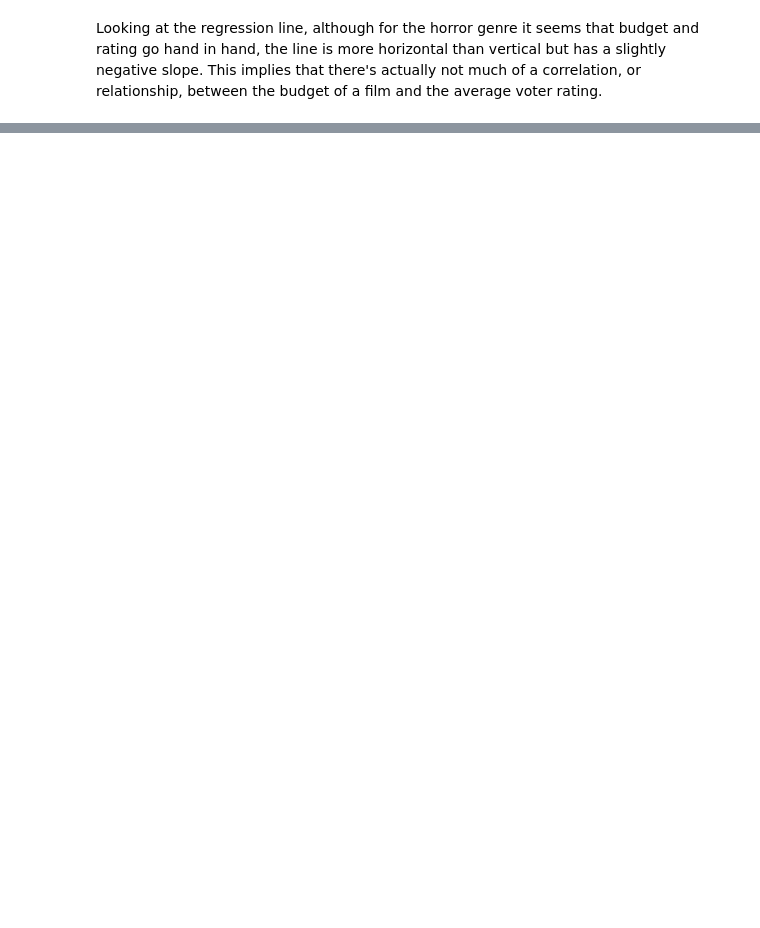
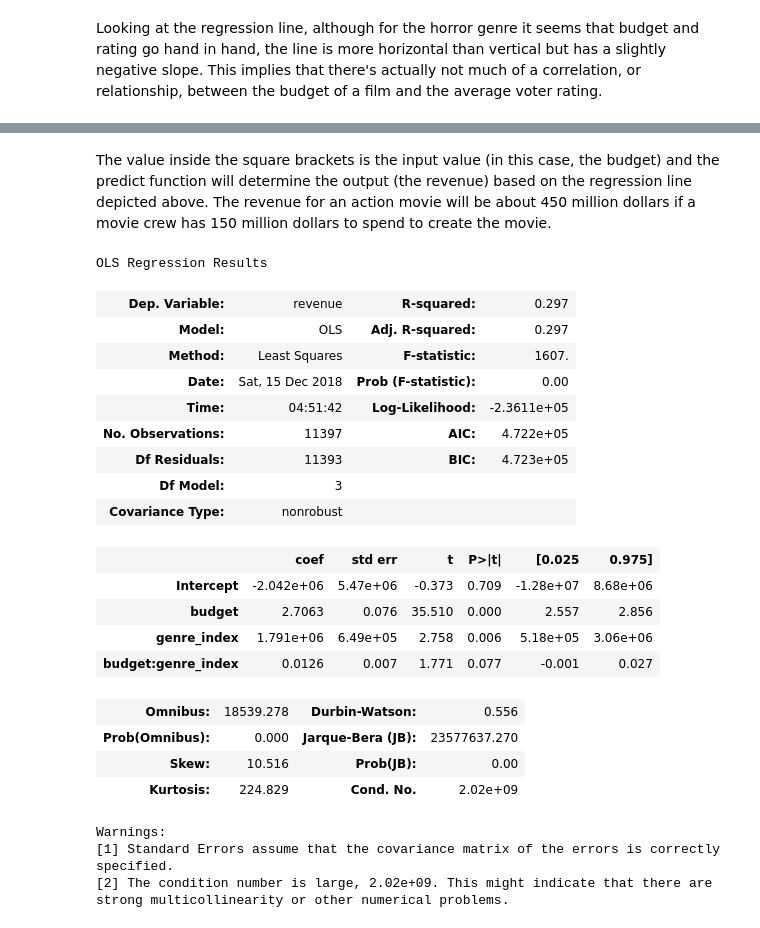
Before and after one commit to atulbharati/kevinh415.github.io, a Jupyter notebook: Movie.ipynb, the cells around one changed output, grey strips where cells are left out. Drawn from its saved outputs; the diff is of its cells as text; code cells hidden in the pictures; blank space fills up the shorter version.

```diff
--- a/Movie.ipynb
+++ b/Movie.ipynb
@@ -485,0 +512,77 @@ print(reg_model.predict([[150000000]]))
+# %% [markdown]
+The value inside the square brackets is the input value (in this case, the budget) and the predict function will determine the output (the revenue) based on the regression line depicted above. The revenue for an action movie will be about 450 million dollars if a movie crew has 150 million dollars to spend to create the movie.
+# %%
+arr = []
+# assigns an index to each genre
+for index, row in movies.iterrows():
+    if 'Action' in row['genre']:
+        arr.append(0)
+    elif 'Documentary' in row['genre']:
+        arr.append(1)
+    elif 'Horror' in row['genre']:
+        arr.append(2)
+    elif 'Music' in row['genre']:
+        arr.append(3)
+    elif 'Romance' in row['genre']:
+        arr.append(4)
+    elif 'Drama' in row['genre']:
+        arr.append(5)
+    elif 'Crime' in row['genre']:
+        arr.append(6)
+    elif 'Comedy' in row['genre']:
+        arr.append(7)
+    elif 'Mystery' in row['genre']:
+        arr.append(8)
+    elif 'Thriller' in row['genre']:
+        arr.append(9)
+    elif 'Western' in row['genre']:
+        arr.append(10)
+    elif 'History' in row['genre']:
+        arr.append(11)
+    elif 'War' in row['genre']:
+        arr.append(12)
+    elif 'Science' in row['genre']:
+        arr.append(13)
+    elif 'Action' in row['genre']:
+        arr.append(14)
+    elif 'Family' in row['genre']:
+        arr.append(15)
+    elif 'Fantasy' in row['genre']:
+        arr.append(16)
+    elif 'Adventure' in row['genre']:
+        arr.append(17)
+    elif 'Animation' in row['genre']:
+        arr.append(18)
+    elif 'Foreign' in row['genre']:
+        arr.append(19)
+    elif 'TV' in row['genre']:
+        arr.append(20)
+
+# displays linear regression model data
+movies['genre_index'] = pd.Series(data=arr, index=movies.index)
+reg_model = ols(formula="revenue ~ budget*genre_index", data=movies).fit()
+reg_model.summary()
+# %% [output]
+OLS Regression Results
+| Dep. Variable: | revenue | R-squared: | 0.297 |
+| Model: | OLS | Adj. R-squared: | 0.297 |
+| Method: | Least Squares | F-statistic: | 1607. |
+| Date: | Sat, 15 Dec 2018 | Prob (F-statistic): | 0.00 |
+| Time: | 04:51:42 | Log-Likelihood: | -2.3611e+05 |
+| No. Observations: | 11397 | AIC: | 4.722e+05 |
+| Df Residuals: | 11393 | BIC: | 4.723e+05 |
+| Df Model: | 3 |  |  |
+| Covariance Type: | nonrobust |  |  |
+|  | coef | std err | t | P>|t| | [0.025 | 0.975] |
+| Intercept | -2.042e+06 | 5.47e+06 | -0.373 | 0.709 | -1.28e+07 | 8.68e+06 |
+| budget | 2.7063 | 0.076 | 35.510 | 0.000 | 2.557 | 2.856 |
+| genre_index | 1.791e+06 | 6.49e+05 | 2.758 | 0.006 | 5.18e+05 | 3.06e+06 |
+| budget:genre_index | 0.0126 | 0.007 | 1.771 | 0.077 | -0.001 | 0.027 |
+| Omnibus: | 18539.278 | Durbin-Watson: | 0.556 |
+| Prob(Omnibus): | 0.000 | Jarque-Bera (JB): | 23577637.270 |
+| Skew: | 10.516 | Prob(JB): | 0.00 |
+| Kurtosis: | 224.829 | Cond. No. | 2.02e+09 |
+Warnings:
+[1] Standard Errors assume that the covariance matrix of the errors is correctly specified.
+[2] The condition number is large, 2.02e+09. This might indicate that there are
+strong multicollinearity or other numerical problems.
```
Also changed, not shown: parts of 13 cells of this notebook.
